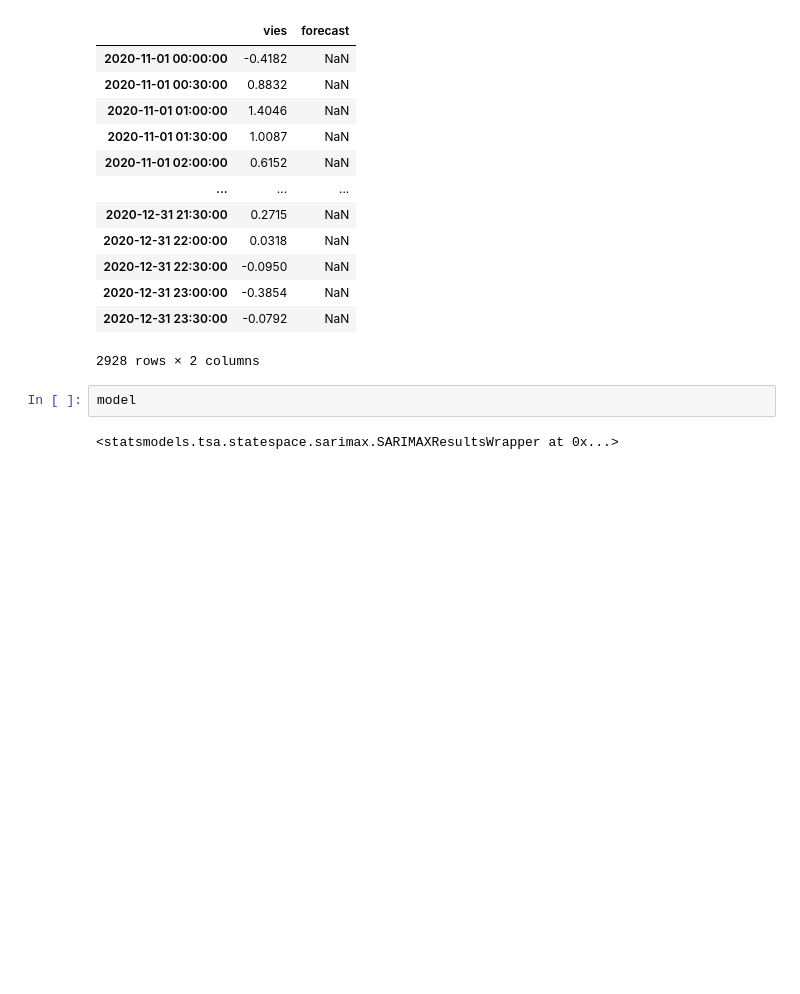
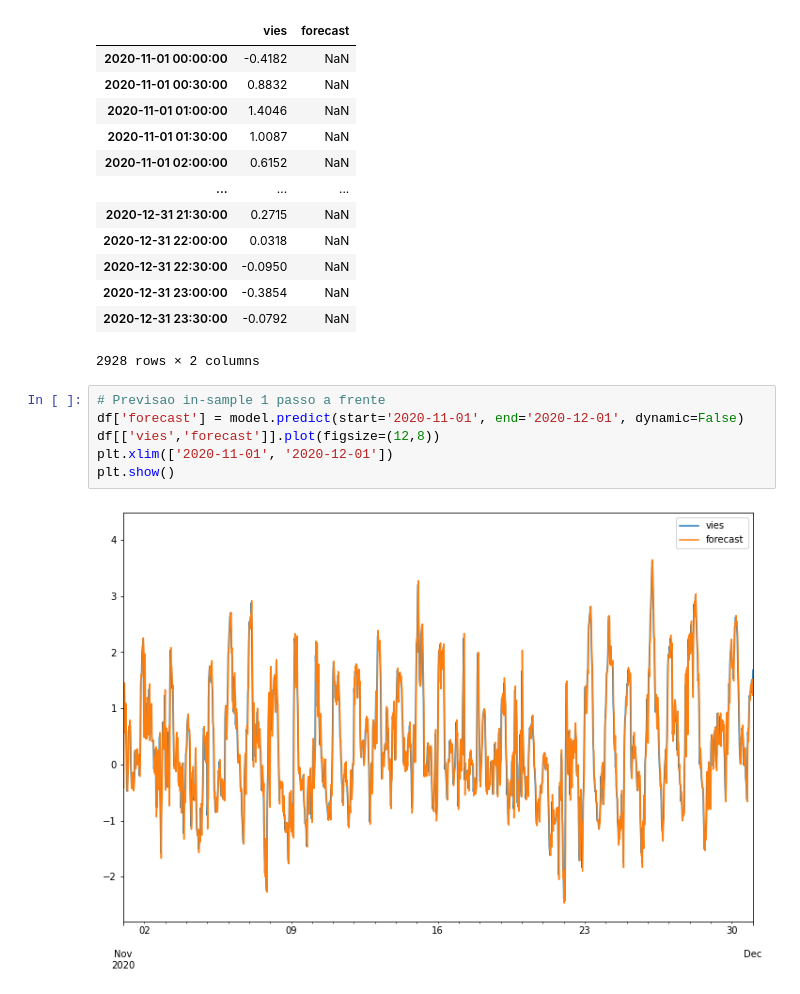
Before and after one commit to silasyl/DatathONS-Time2, a Jupyter notebook: Analise_SARIMAX.ipynb, the cells around one changed output. Cells and saved outputs as stored; diff of their text form; blank space fills up the shorter version.

```diff
--- a/Analise_SARIMAX.ipynb
+++ b/Analise_SARIMAX.ipynb
@@ -292,6 +291,10 @@ df
 | 2020-12-31 23:30:00 | -0.0792 | NaN |
 2928 rows × 2 columns
 # %%
-model
+# Previsao in-sample 1 passo a frente
+df['forecast'] = model.predict(start='2020-11-01', end='2020-12-01', dynamic=False)
+df[['vies','forecast']].plot(figsize=(12,8))
+plt.xlim(['2020-11-01', '2020-12-01'])
+plt.show()
 # %% [output]
-<statsmodels.tsa.statespace.sarimax.SARIMAXResultsWrapper at 0x...>
+[figure, added]
```
Also changed, not shown: parts of 33 cells of this notebook.
